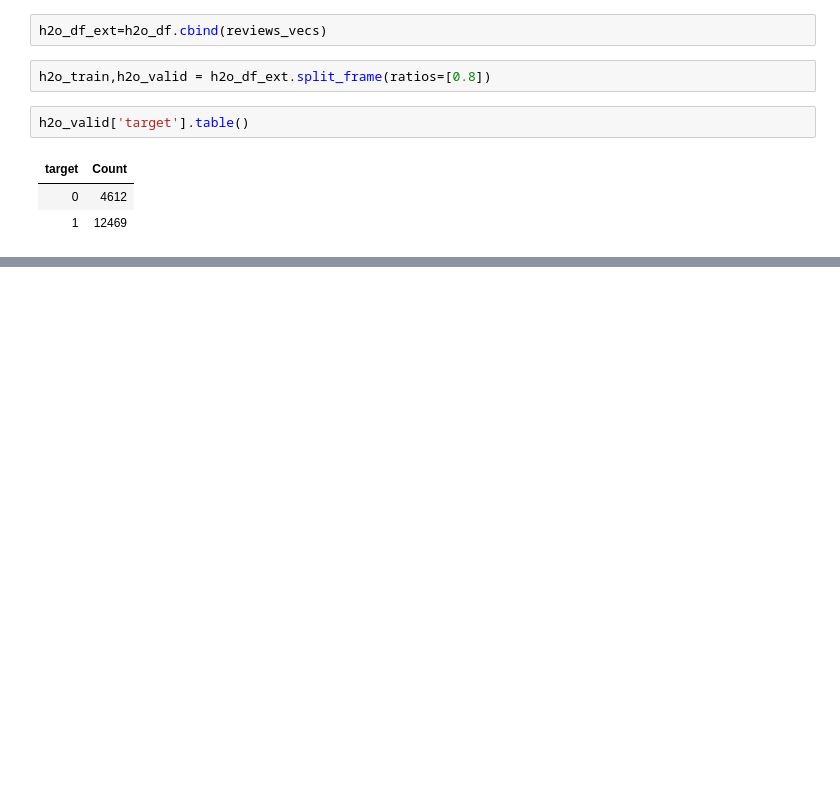
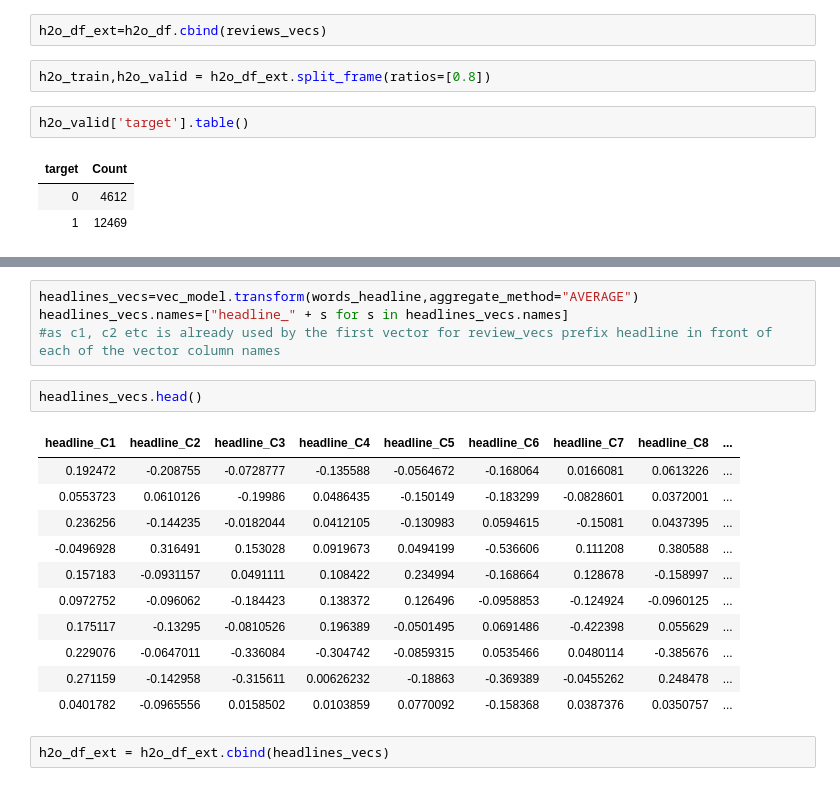
Before and after one commit to kappakpr/DeepLearning, a Jupyter notebook: senti2_GBM_H2O.ipynb, the cells around one changed output, grey strips where cells are left out. Drawn from its saved outputs; the diff is of its cells as text; blank space fills up the shorter version.

```diff
--- a/senti2_GBM_H2O.ipynb
+++ b/senti2_GBM_H2O.ipynb
@@ -324,0 +385,20 @@ h2o_valid['target'].table()
+# %%
+headlines_vecs=vec_model.transform(words_headline,aggregate_method="AVERAGE")
+headlines_vecs.names=["headline_" + s for s in headlines_vecs.names]
+#as c1, c2 etc is already used by the first vector for review_vecs prefix headline in front of each of the vector column names
+# %%
+headlines_vecs.head()
+# %% [output]
+| headline_C1 | headline_C2 | headline_C3 | headline_C4 | headline_C5 | headline_C6 | headline_C7 | headline_C8 | ... |
+| 0.192472 | -0.208755 | -0.0728777 | -0.135588 | -0.0564672 | -0.168064 | 0.0166081 | 0.0613226 | ... |
+| 0.0553723 | 0.0610126 | -0.19986 | 0.0486435 | -0.150149 | -0.183299 | -0.0828601 | 0.0372001 | ... |
+| 0.236256 | -0.144235 | -0.0182044 | 0.0412105 | -0.130983 | 0.0594615 | -0.15081 | 0.0437395 | ... |
+| -0.0496928 | 0.316491 | 0.153028 | 0.0919673 | 0.0494199 | -0.536606 | 0.111208 | 0.380588 | ... |
+| 0.157183 | -0.0931157 | 0.0491111 | 0.108422 | 0.234994 | -0.168664 | 0.128678 | -0.158997 | ... |
+| 0.0972752 | -0.096062 | -0.184423 | 0.138372 | 0.126496 | -0.0958853 | -0.124924 | -0.0960125 | ... |
+| 0.175117 | -0.13295 | -0.0810526 | 0.196389 | -0.0501495 | 0.0691486 | -0.422398 | 0.055629 | ... |
+| 0.229076 | -0.0647011 | -0.336084 | -0.304742 | -0.0859315 | 0.0535466 | 0.0480114 | -0.385676 | ... |
+| 0.271159 | -0.142958 | -0.315611 | 0.00626232 | -0.18863 | -0.369389 | -0.0455262 | 0.248478 | ... |
+| 0.0401782 | -0.0965556 | 0.0158502 | 0.0103859 | 0.0770092 | -0.158368 | 0.0387376 | 0.0350757 | ... |
+# %%
+h2o_df_ext = h2o_df_ext.cbind(headlines_vecs)
```
Also changed, not shown: parts of 21 cells of this notebook.
